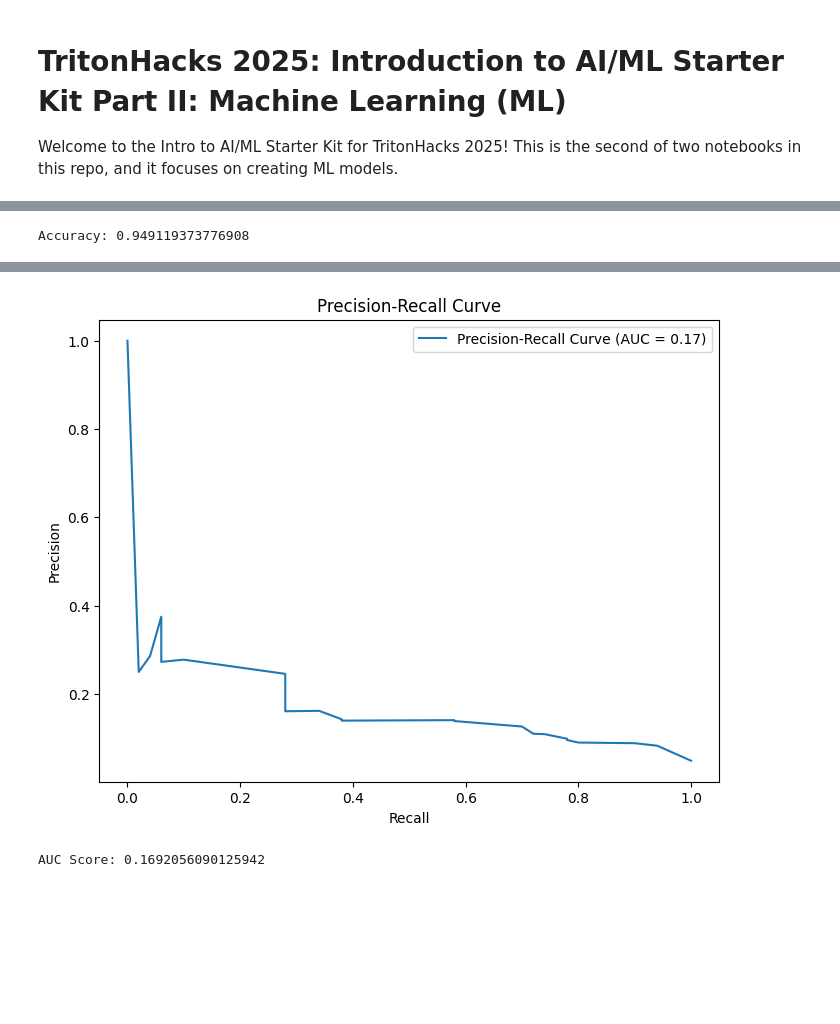
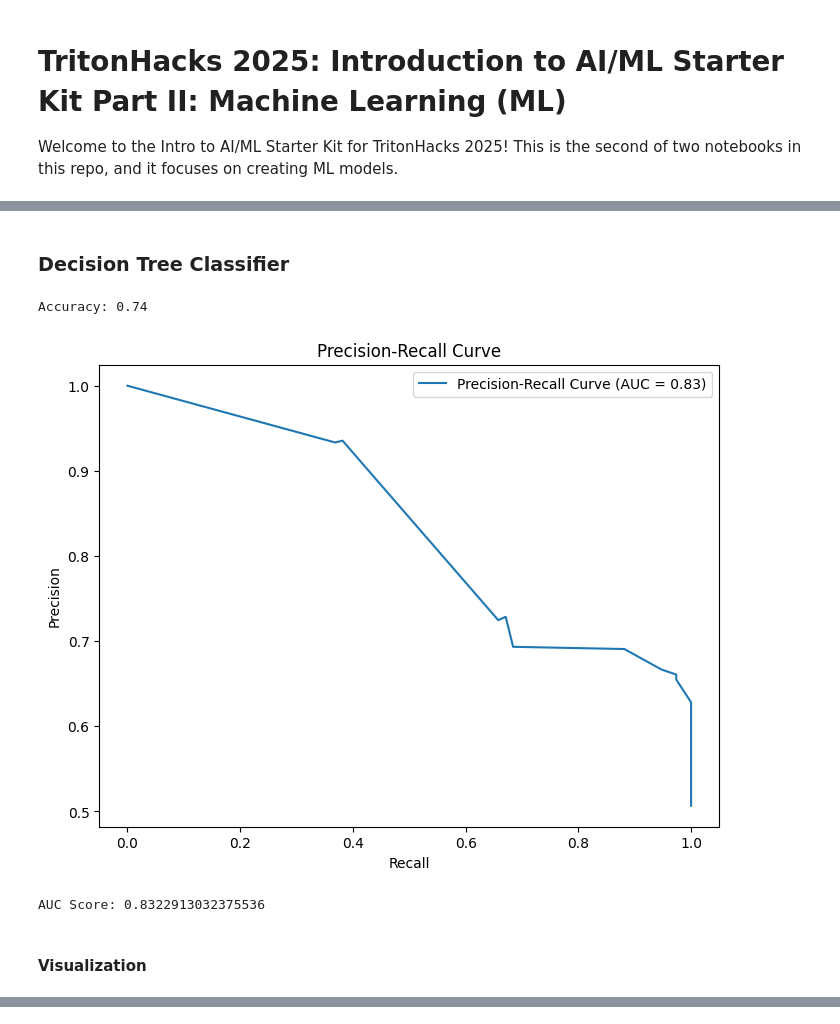
Before and after one commit to nick01as/AI-ML-starter-kit, a Jupyter notebook: ml.ipynb, the cells around one changed output, grey strips where cells are left out. Saved outputs shown, nothing was run; the diff lists cells and outputs as text; code cells hidden in the pictures; blank space fills up the shorter version.

```diff
--- a/ml.ipynb
+++ b/ml.ipynb
@@ -87,12 +185,20 @@ def precision_recall_score(X_data, y_data, model):
+# %% [markdown]
+### Decision Tree Classifier
 # %%
 from sklearn.tree import DecisionTreeClassifier as DT
 
-dt = DT(max_depth = 5, random_state = 0, class_weight = {0:1, 1: 0.2})
+dt = DT(max_depth = 4, random_state = 42)
 dt.fit(X_train, y_train)
 accuracy = dt.score(X_test, y_test)
 print(f"Accuracy: {accuracy}")
+precision, recall, auc_score = precision_recall_score(X_test, y_test, dt)
+print(f'AUC Score: {auc_score}')
 # %% [output]
-Accuracy: 0.949119373776908
+Accuracy: 0.74
+[figure, added]
+AUC Score: 0.8322913032375536
+# %% [markdown]
+#### Visualization
 # %%
 from sklearn.tree import export_graphviz
 import graphviz
@@ -102,9 +208,3 @@ graph = graphviz.Source(dot_data)
 graph
 # %% [output]
 [drawing not drawn]
-# %%
-precision, recall, auc_score = precision_recall_score(X_test, y_test, dt)
-print(f'AUC Score: {auc_score}')
-# %% [output]
-[figure, removed]
-AUC Score: 0.1692056090125942
```
Also changed, not shown: parts of 31 cells of this notebook.
